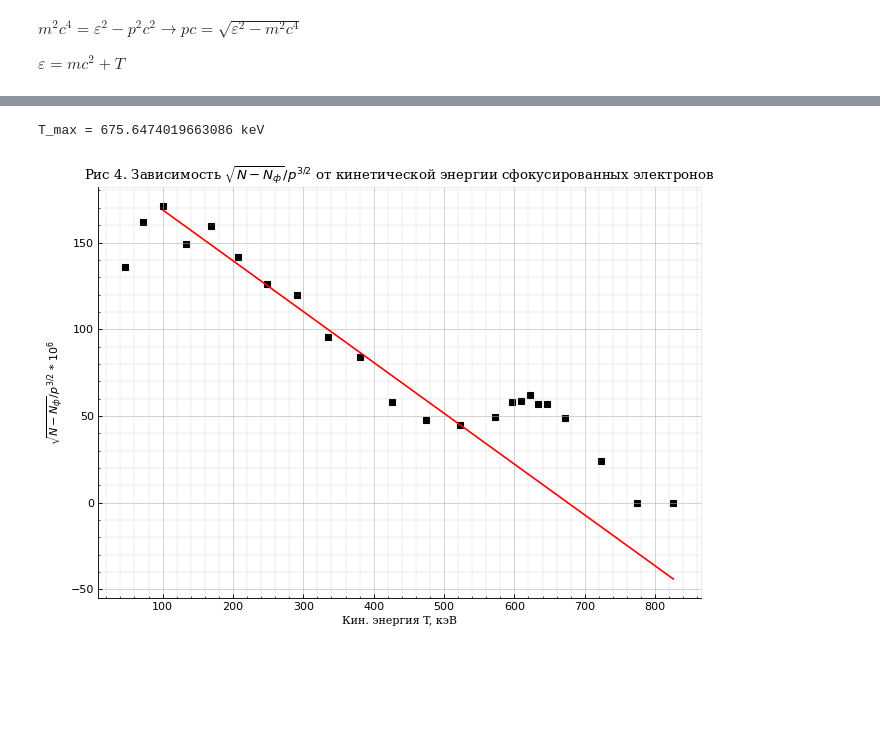
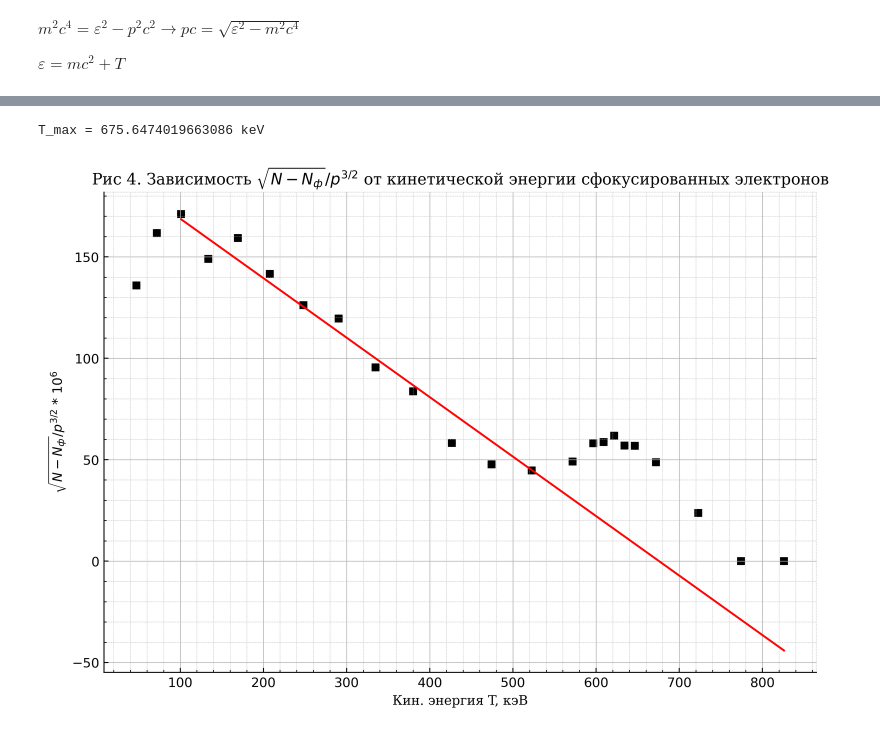
Before and after one commit to alxlnx/labs, a Jupyter notebook: 5.4.2/5.4.2.ipynb, the cells around one changed output, grey strips where cells are left out. Drawn from its saved outputs; the diff is of its cells as text; code cells hidden in the pictures; blank space fills up the shorter version.

```diff
--- a/5.4.2/5.4.2.ipynb
+++ b/5.4.2/5.4.2.ipynb
@@ -17,7 +17,7 @@ df.head(3)
 X = df['I, A']
 Y = df['N-Nb']
 
-fig = mg.make_figure(dpi_mode='low')
+fig = mg.make_figure(dpi_mode='high')
 ax = fig.add_subplot()
 mg.set_grids(fig)
 mg.set_title(ax, 'Зависимость числа отсчётов от тока в фокусирующей катушке')
@@ -48,7 +48,7 @@ ${\varepsilon = mc^2 + T}$
 X = df['p, keV/c']
 Y = df['N-Nb']
 
-fig = mg.make_figure(dpi_mode='low')
+fig = mg.make_figure(dpi_mode='high')
 ax = fig.add_subplot()
 mg.set_grids(fig)
 mg.set_title(ax, 'Зависимость числа отсчётов от импульса сфокусированных электронов')
@@ -63,7 +63,7 @@ p_conv = 1010.7 keV/c
 X = df['T, keV']
 Y = df['N-Nb']
 
-fig = mg.make_figure(dpi_mode='low')
+fig = mg.make_figure(dpi_mode='high')
 ax = fig.add_subplot()
 mg.set_grids(fig)
 mg.set_title(ax, 'Зависимость числа отсчётов от кинетической энергии сфокусированных электронов')
@@ -77,20 +77,20 @@ T_conv = 621.6 keV
 # %%
 X = df['T, keV'][4:] # В первых четырёх нули, отбрасываем
 # Y = np.sqrt(df['N-Nb'])/(pow(df['p, keV/c'], 1.5)) * 1e6
 Y = df['mkFermi'][4:]
 
-fig = mg.make_figure(dpi_mode='low')
+fig = mg.make_figure(dpi_mode='high')
 ax = fig.add_subplot()
 mg.set_grids(fig)
 mg.set_title(ax, r'Зависимость $\sqrt{N-N_ф}/p^{3/2}$ от кинетической энергии сфокусированных электронов')
 mg.set_label(ax, 'Кин. энергия T, кэВ', r'$\sqrt{N-N_ф}/p^{3/2}$ * $10^6$')
 mg.draw_errorbar(ax, X, Y)
 
 k, s_k, b, s_b = mg.linls(np.array(X[2:-9]), np.array(Y[2:-9]))
 ax.plot(np.array(X[2:]), np.array(X[2:]) * k + b, c='r')
 # mg.display_linls(ax)
 T_max = -b / k
 print(f'T_max = {T_max} keV')
 # %% [output]
 T_max = 675.6474019663086 keV
-[figure, old version]
+[figure, new version]
```
